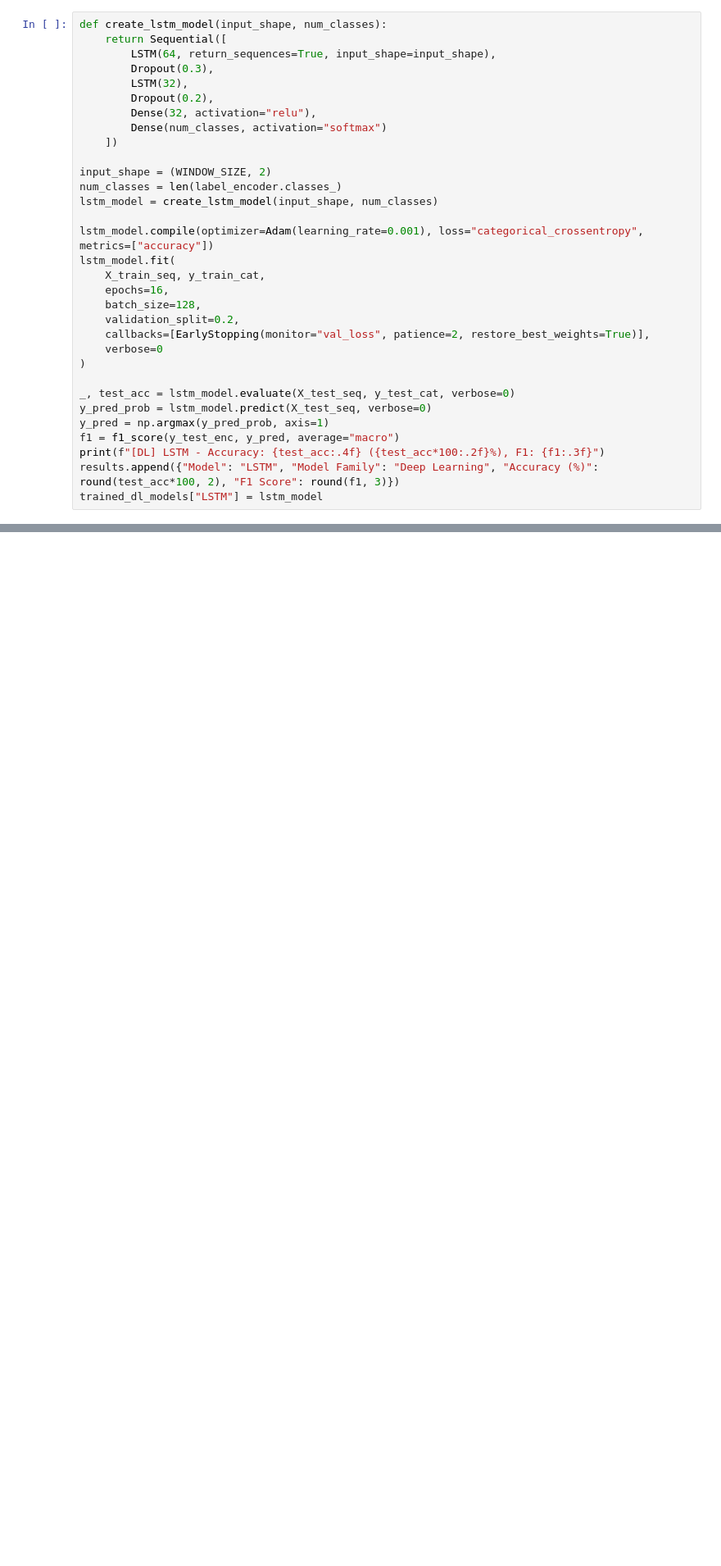
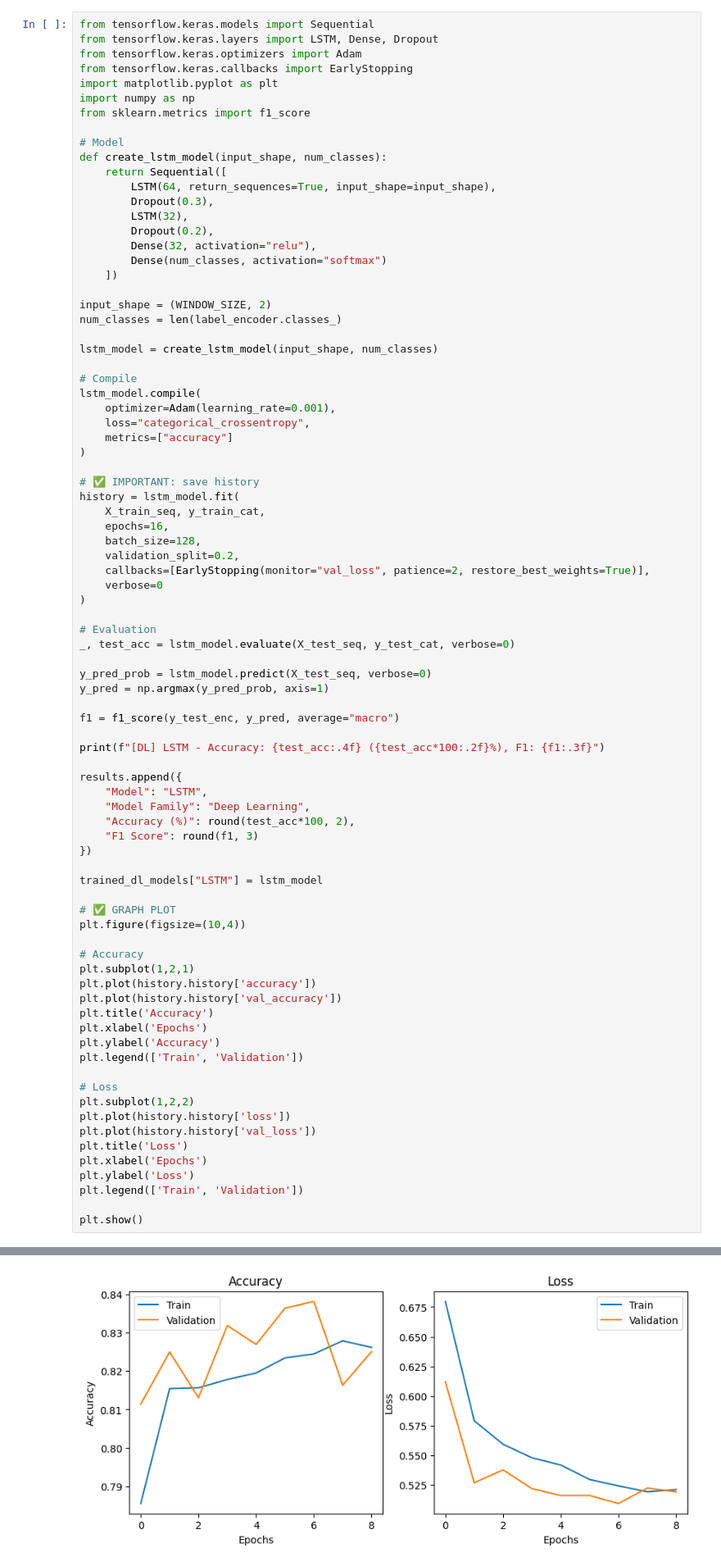
Before and after one commit to 12sreevani-hue/water-level-iot-dashboard, a Jupyter notebook: Water_Disaggregation_Final12.ipynb, the cells around one changed output, grey strips where cells are left out. Shown at 82% size. Cells and saved outputs as stored; diff of their text form; blank space fills up the shorter version.

Commit message:
Added ML modles with graphs

```diff
--- a/Water_Disaggregation_Final12.ipynb
+++ b/Water_Disaggregation_Final12.ipynb
@@ -449,6 +449,15 @@ results.append({"Model": "RandomForest", "Model Family": "Classical ML", "Accura
 
 > LSTM is designed for sequence learning with memory gates, so it can capture temporal dependencies in tank-level behavior across the window.
 # %%
+from tensorflow.keras.models import Sequential
+from tensorflow.keras.layers import LSTM, Dense, Dropout
+from tensorflow.keras.optimizers import Adam
+from tensorflow.keras.callbacks import EarlyStopping
+import matplotlib.pyplot as plt
+import numpy as np
+from sklearn.metrics import f1_score
+
+# Model
 def create_lstm_model(input_shape, num_classes):
     return Sequential([
         LSTM(64, return_sequences=True, input_shape=input_shape),
@@ -461,10 +470,18 @@ def create_lstm_model(input_shape, num_classes):
 
 input_shape = (WINDOW_SIZE, 2)
 num_classes = len(label_encoder.classes_)
+
 lstm_model = create_lstm_model(input_shape, num_classes)
 
-lstm_model.compile(optimizer=Adam(learning_rate=0.001), loss="categorical_crossentropy", metrics=["accuracy"])
-lstm_model.fit(
+# Compile
+lstm_model.compile(
+    optimizer=Adam(learning_rate=0.001),
+    loss="categorical_crossentropy",
+    metrics=["accuracy"]
+)
+
+# ✅ IMPORTANT: save history
+history = lstm_model.fit(
     X_train_seq, y_train_cat,
     epochs=16,
     batch_size=128,
@@ -473,11 +490,45 @@ lstm_model.fit(
     verbose=0
 )
 
+# Evaluation
 _, test_acc = lstm_model.evaluate(X_test_seq, y_test_cat, verbose=0)
+
 y_pred_prob = lstm_model.predict(X_test_seq, verbose=0)
 y_pred = np.argmax(y_pred_prob, axis=1)
+
 f1 = f1_score(y_test_enc, y_pred, average="macro")
+
 print(f"[DL] LSTM - Accuracy: {test_acc:.4f} ({test_acc*100:.2f}%), F1: {f1:.3f}")
-results.append({"Model": "LSTM", "Model Family": "Deep Learning", "Accuracy (%)": round(test_acc*100, 2), "F1 Score": round(f1, 3)})
+
+results.append({
+    "Model": "LSTM",
+    "Model Family": "Deep Learning",
+    "Accuracy (%)": round(test_acc*100, 2),
+    "F1 Score": round(f1, 3)
+})
+
 trained_dl_models["LSTM"] = lstm_model
+
+# ✅ GRAPH PLOT
+plt.figure(figsize=(10,4))
+
+# Accuracy
+plt.subplot(1,2,1)
+plt.plot(history.history['accuracy'])
+plt.plot(history.history['val_accuracy'])
+plt.title('Accuracy')
+plt.xlabel('Epochs')
+plt.ylabel('Accuracy')
+plt.legend(['Train', 'Validation'])
+
+# Loss
+plt.subplot(1,2,2)
+plt.plot(history.history['loss'])
+plt.plot(history.history['val_loss'])
+plt.title('Loss')
+plt.xlabel('Epochs')
+plt.ylabel('Loss')
+plt.legend(['Train', 'Validation'])
+
+plt.show()
 # %% [output]
@@ -485,3 +536,4 @@ trained_dl_models["LSTM"] = lstm_model
+[figure, added]
 # %% [markdown]
 ### Model 6: GRU (Deep Learning)
 **Framework:** `tensorflow.keras` (`Sequential` with stacked `GRU` layers)
```
Also changed, not shown: parts of 3 cells of this notebook.
